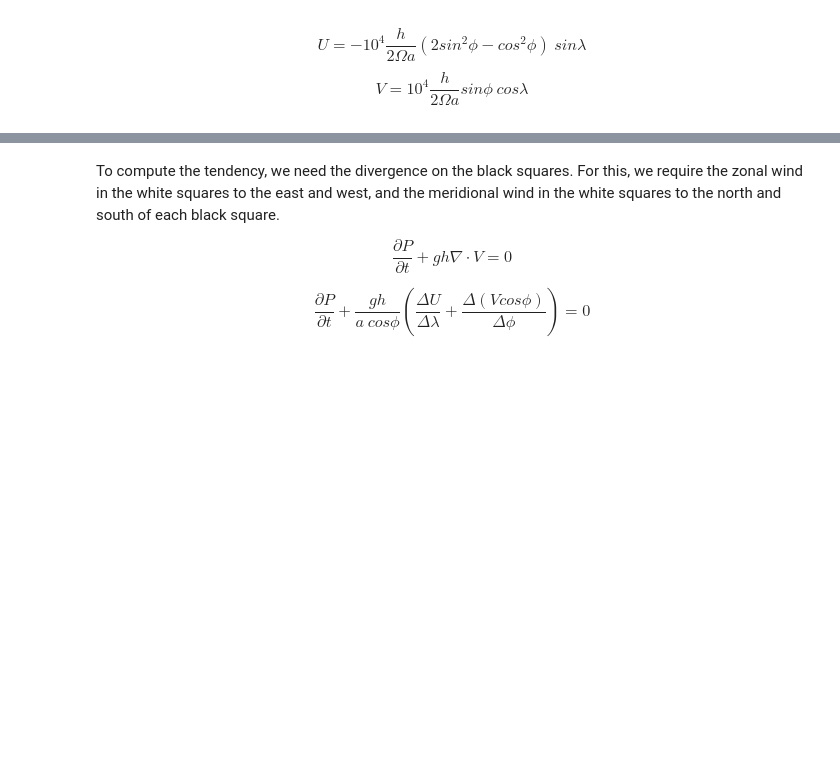
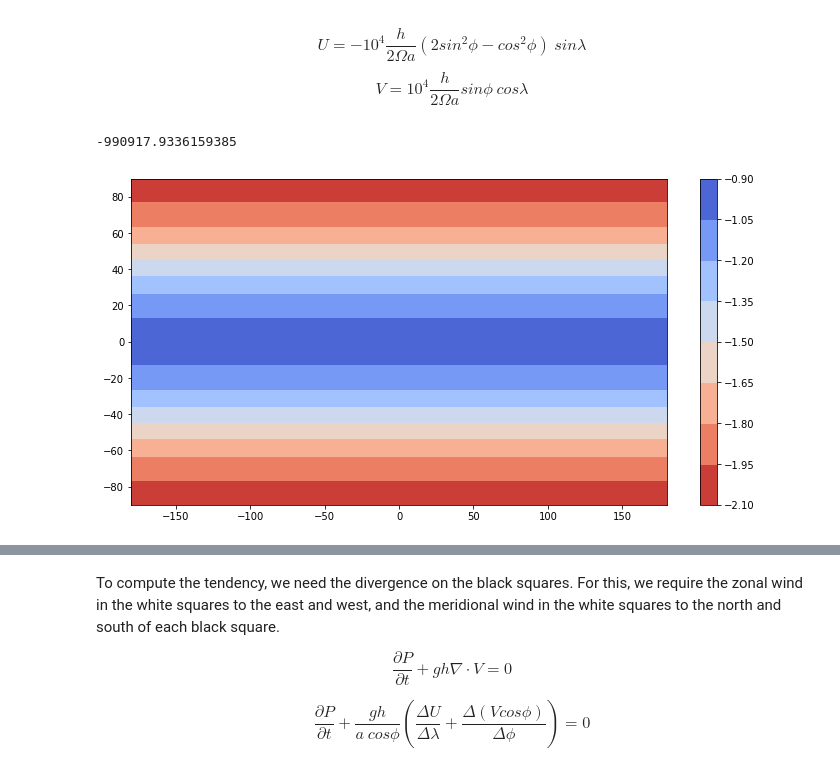
Before and after one commit to prl900/wpnp, a Jupyter notebook: 01_barotropic.ipynb, the cells around one changed output, grey strips where cells are left out. Drawn from its saved outputs; the diff is of its cells as text; code cells hidden in the pictures; blank space fills up the shorter version.

```diff
--- a/01_barotropic.ipynb
+++ b/01_barotropic.ipynb
@@ -38,5 +95,14 @@ max_ϕi, max_λi = np.unravel_index(np.argmax(ps, axis=None), ps.shape)
 $$U=-10^4 \frac{h}{2\Omega a} (2sin^2\phi-cos^2\phi)\:sin\lambda$$
 $$V=10^4 \frac{h}{2\Omega a} sin\phi\:cos\lambda$$
+# %%
+plt.figure(figsize=(12,6))
+#plt.contourf(λ,ϕ,(2*np.square(np.sin(ϕϕ))-np.square(np.cos(ϕϕ)))*np.sin(λλ), cmap='coolwarm_r')
+plt.contourf(λ,ϕ,-(2*(np.sin(ϕϕ)**2))-(np.cos(ϕϕ)**2), cmap='coolwarm_r')
+plt.colorbar()
+print(-10e4*(h/(Ω2*a)))
+# %% [output]
+-990917.9336159385
+[figure, added]
 # %%
 h = 9200
 
```
Also changed, not shown: parts of 8 cells of this notebook.
